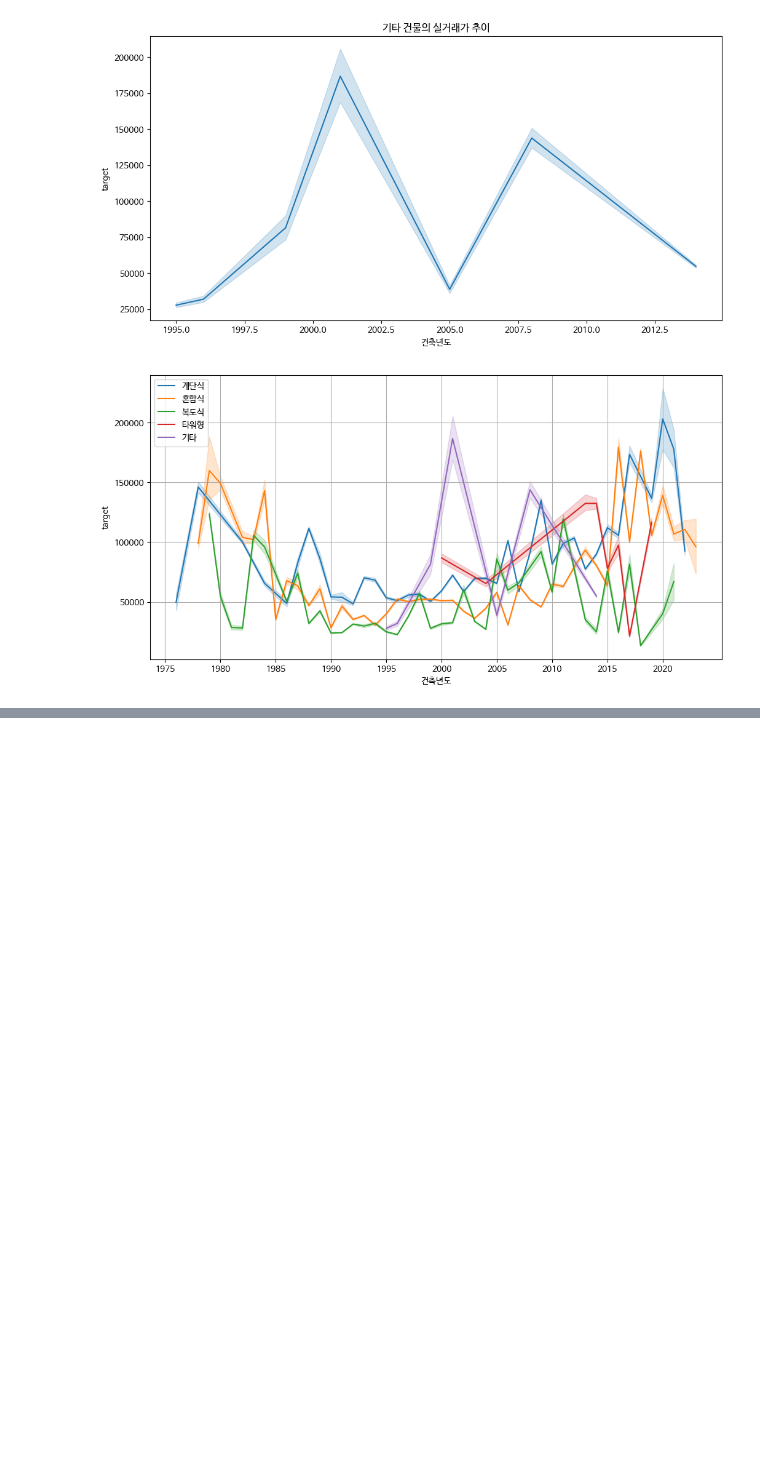
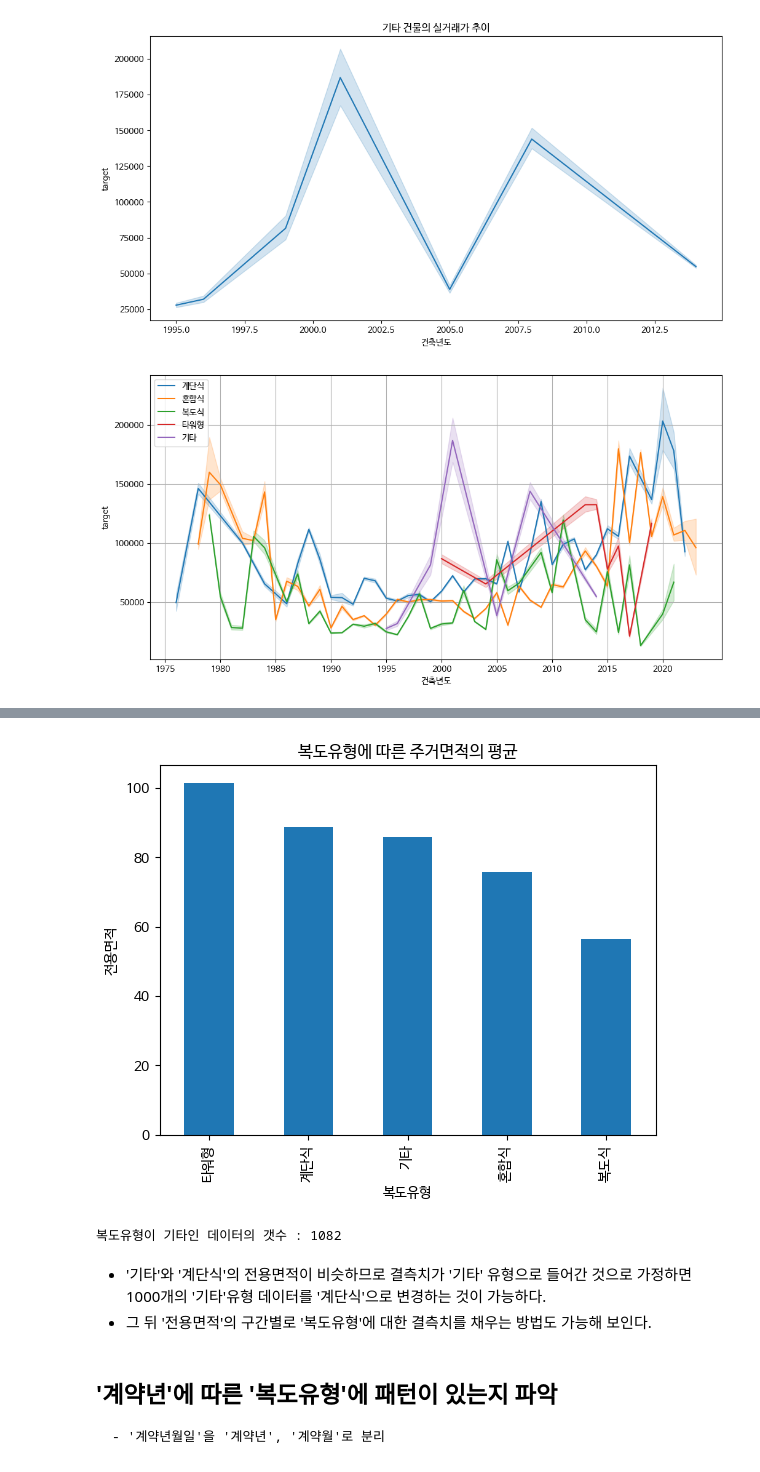
Before and after one commit to UpstageAILab/upstage-ml-regression-07, a Jupyter notebook: house_price_pred/notebooks/01-lyh-initial_eda.ipynb, the cells around one changed output, grey strips where cells are left out. Saved outputs shown, nothing was run; the diff lists cells and outputs as text; code cells hidden in the pictures; blank space fills up the shorter version.

```diff
--- a/house_price_pred/notebooks/01-lyh-initial_eda.ipynb
+++ b/house_price_pred/notebooks/01-lyh-initial_eda.ipynb
@@ -392,0 +550,18 @@ Name: 19586, dtype: object
+# %%
+df_selec[df_selec['전용면적'].notnull()].groupby('복도유형')['전용면적'].mean().sort_values(ascending=False).plot(kind='bar')
+plt.title("복도유형에 따른 주거면적의 평균")
+plt.ylabel('전용면적')
+plt.show()
+# %% [output]
+[figure, added]
+# %%
+print(f"복도유형이 기타인 데이터의 갯수 : {len(df_selec[df_selec['복도유형'] == '기타'])}")
+# %% [output]
+복도유형이 기타인 데이터의 갯수 : 1082
+# %% [markdown]
+- '기타'와 '계단식'의 전용면적이 비슷하므로 결측치가 '기타' 유형으로 들어간 것으로 가정하면 1000개의 '기타'유형 데이터를 '계단식'으로 변경하는 것이 가능하다.
+- 그 뒤 '전용면적'의 구간별로 '복도유형'에 대한 결측치를 채우는 방법도 가능해 보인다.
+# %% [markdown]
+## '계약년'에 따른 '복도유형'에 패턴이 있는지 파악
+
+    - '계약년월일'을 '계약년', '계약월'로 분리
```
Also changed, not shown: parts of 35 cells of this notebook.
